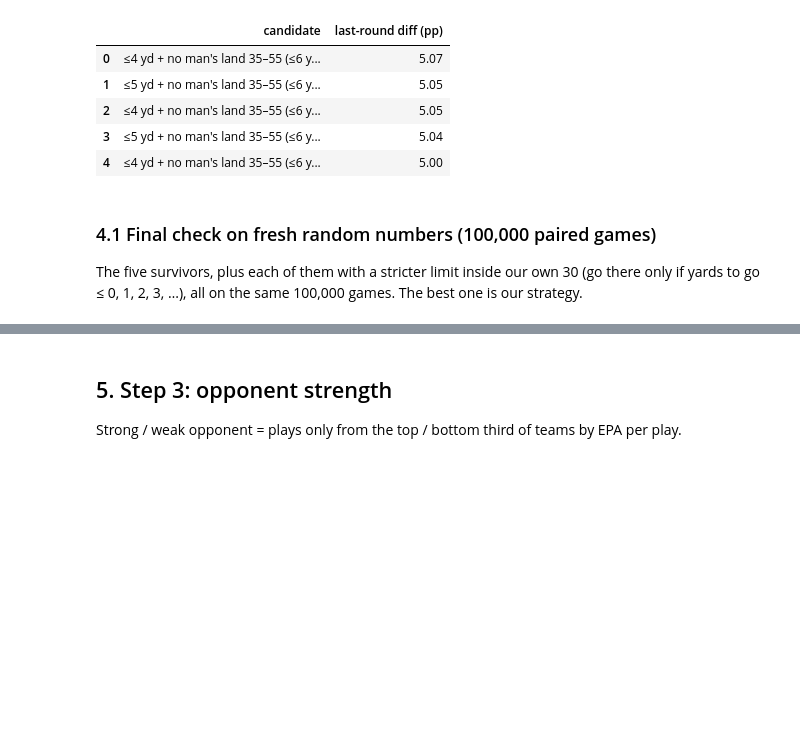
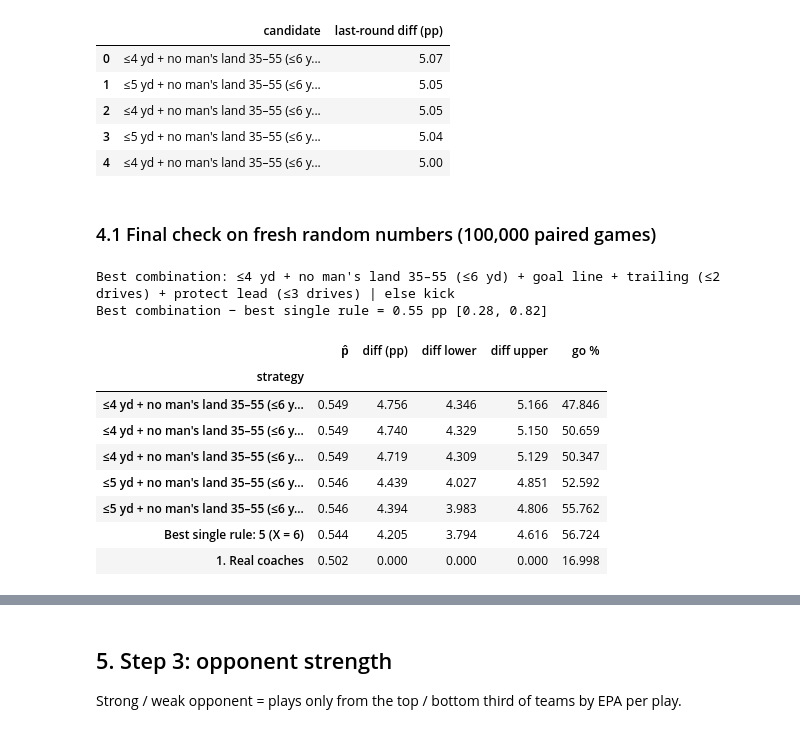
Before and after one commit to eirikur7/nfl4thdown, a Jupyter notebook: compute.ipynb, the cells around one changed output, grey strips where cells are left out. Drawn from its saved outputs; the diff is of its cells as text; code cells hidden in the pictures; blank space fills up the shorter version.

```diff
--- a/compute.ipynb
+++ b/compute.ipynb
@@ -232,29 +232,30 @@ Round 4: 32 distinct candidates on 64,000 games each
 | 4 | ≤4 yd + no man's land 35–55 (≤6 y... | 5.00 |
 # %% [markdown]
 ### 4.1 Final check on fresh random numbers (100,000 paired games)
-The five survivors, plus each of them with a stricter limit inside our own 30 (go there only if yards to go ≤ 0, 1, 2, 3, …),
-all on the same 100,000 games. The best one is our strategy.
 # %%
 single_name = f"Best single rule: 5 (X = {best_x})"
 final = {"1. Real coaches": M.coach, single_name: M.strategy([M.short_yardage(best_x)], FG)}
-final_cands = {}
 for i in final_ids:
-    c = cands[i]
-    final_cands[M.label(c)] = c
-    if c["yt"] and c["yt"][0] == "5":                       # field-position versions: stricter inside our own 30
-        for d in range(c["yt"][1]):
-            v = dict(c, deep=d)
-            final_cands[M.label(v)] = v
-for name, c in final_cands.items():
-    final[name] = M.build(c, FG)
-print(f"{len(final_cands)} combinations in the final check")
+    final[M.label(cands[i])] = M.build(cands[i], FG)
 final_res = M.compare(m, final, n=100_000, seed=900)
 best_name = final_res.drop(["1. Real coaches", single_name]).sort_values("p̂").index[-1]
-best = final_cands[best_name]
+best = cands[next(i for i in final_ids if M.label(cands[i]) == best_name)]
 
 d = M.run(m, final[best_name], n=100_000, seed=900)[0] - M.run(m, final[single_name], n=100_000, seed=900)[0]
 best_vs_single = M.ci(100 * d)
 print(f"Best combination: {best_name}")
 print("Best combination − best single rule = {:.2f} pp [{:.2f}, {:.2f}]".format(*best_vs_single))
 res.update(final=final_res, best_name=best_name, best=best, best_vs_single=list(best_vs_single))
 final_res.sort_values("p̂", ascending=False).round(3)
+# %% [output]
+Best combination: ≤4 yd + no man's land 35–55 (≤6 yd) + goal line + trailing (≤2 drives) + protect lead (≤3 drives) | else kick
+Best combination − best single rule = 0.55 pp [0.28, 0.82]
+|  | p̂ | diff (pp) | diff lower | diff upper | go % |
+| strategy |  |  |  |  |  |
+| ≤4 yd + no man's land 35–55 (≤6 y... | 0.549 | 4.756 | 4.346 | 5.166 | 47.846 |
+| ≤4 yd + no man's land 35–55 (≤6 y... | 0.549 | 4.740 | 4.329 | 5.150 | 50.659 |
+| ≤4 yd + no man's land 35–55 (≤6 y... | 0.549 | 4.719 | 4.309 | 5.129 | 50.347 |
+| ≤5 yd + no man's land 35–55 (≤6 y... | 0.546 | 4.439 | 4.027 | 4.851 | 52.592 |
+| ≤5 yd + no man's land 35–55 (≤6 y... | 0.546 | 4.394 | 3.983 | 4.806 | 55.762 |
+| Best single rule: 5 (X = 6) | 0.544 | 4.205 | 3.794 | 4.616 | 56.724 |
+| 1. Real coaches | 0.502 | 0.000 | 0.000 | 0.000 | 16.998 |
```
Also changed, not shown: parts of 2 cells of this notebook, 2 other files.
